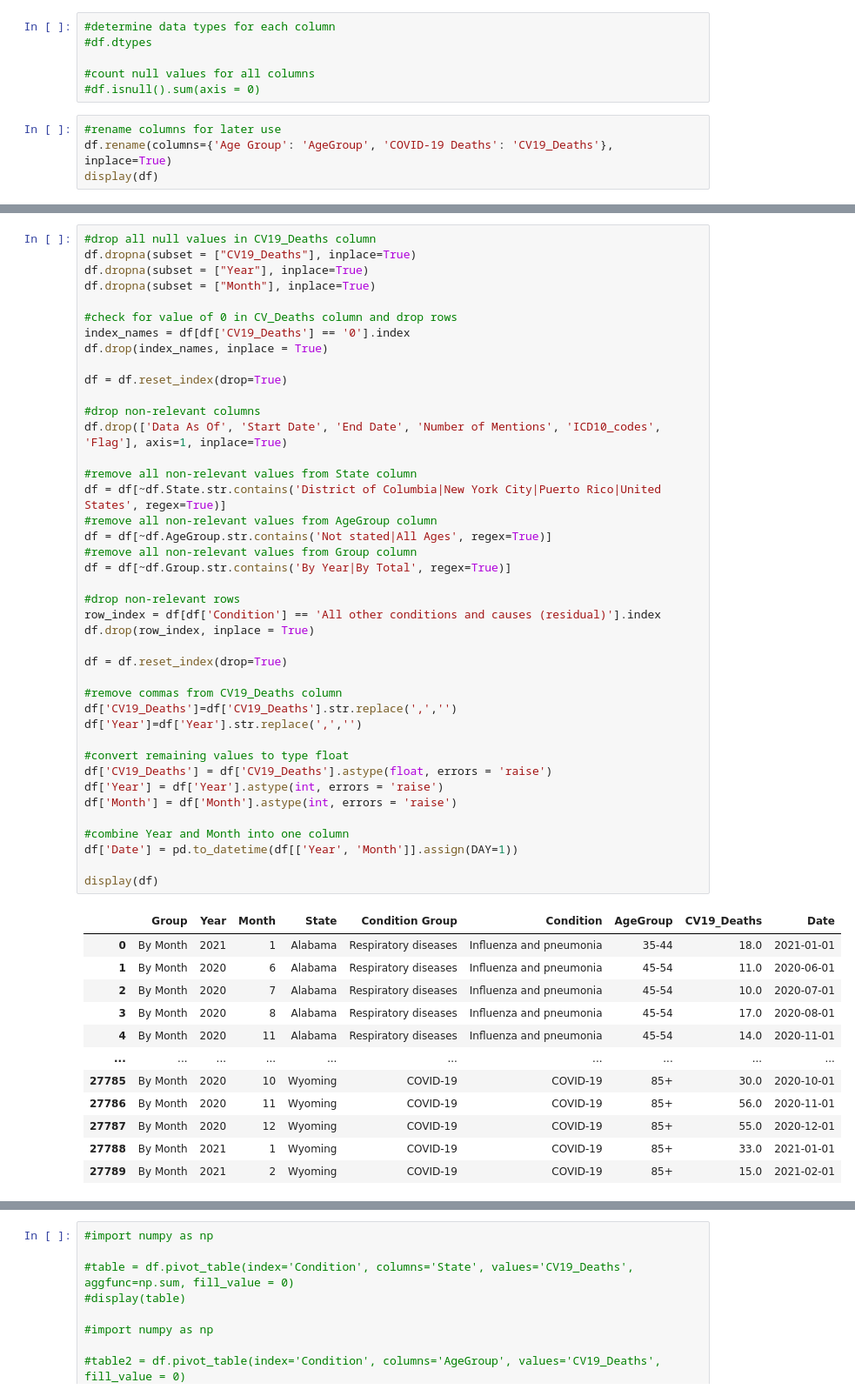
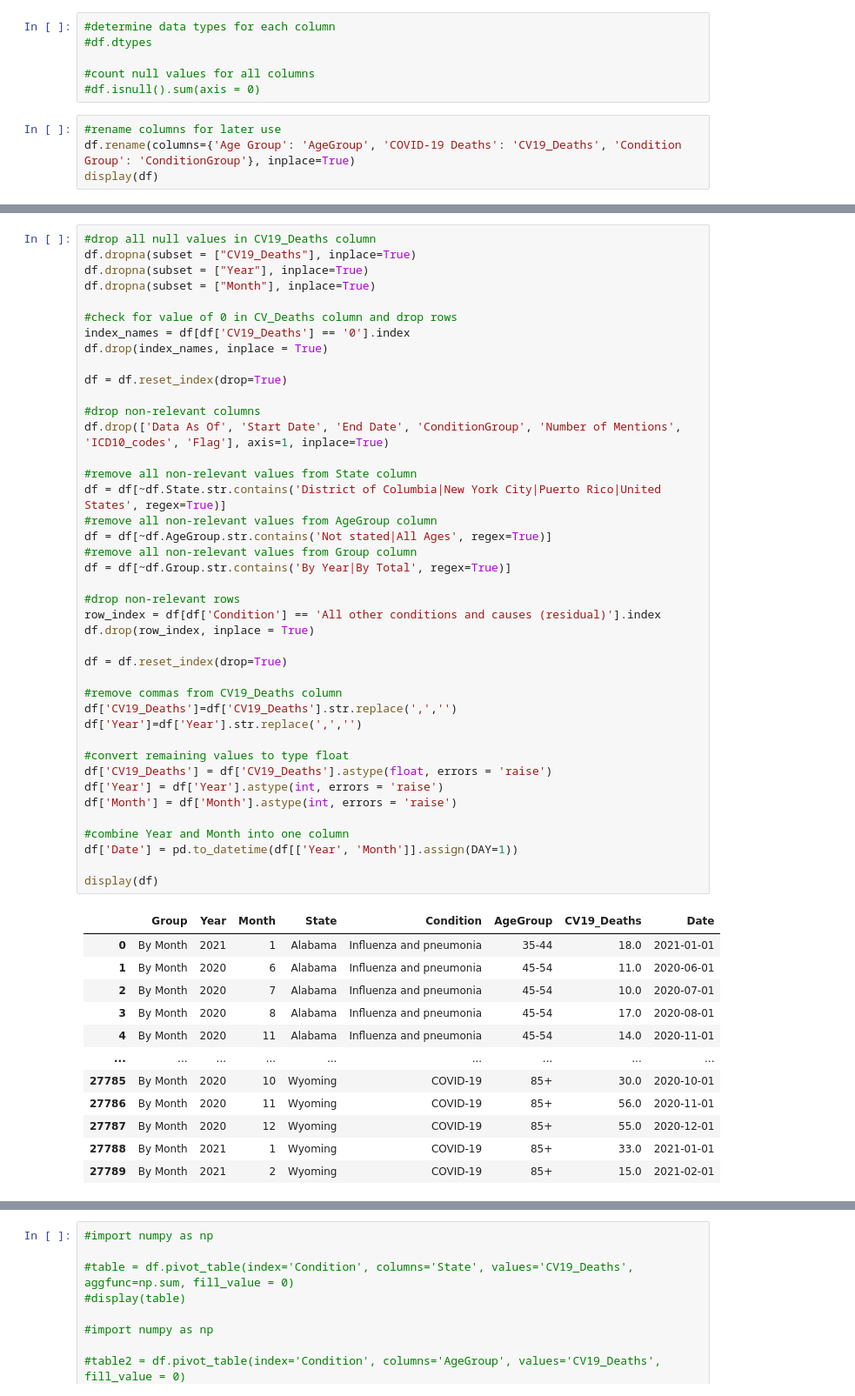
Before and after one commit to JScottLopez/github-ds, a Jupyter notebook: TIM_6500_JSLopez.ipynb, the cells around one changed output, grey strips where cells are left out. Shown: that part at 87% size. Saved outputs shown, nothing was run; the diff lists cells and outputs as text.

```diff
--- a/TIM_6500_JSLopez.ipynb
+++ b/TIM_6500_JSLopez.ipynb
@@ -40,6 +40,6 @@ display(df)
 #df.isnull().sum(axis = 0)
 # %%
 #rename columns for later use
-df.rename(columns={'Age Group': 'AgeGroup', 'COVID-19 Deaths': 'CV19_Deaths'}, inplace=True)
+df.rename(columns={'Age Group': 'AgeGroup', 'COVID-19 Deaths': 'CV19_Deaths', 'Condition Group': 'ConditionGroup'}, inplace=True)
 display(df)
 # %% [output]
@@ -69,44 +69,44 @@ df.drop(index_names, inplace = True)
 df = df.reset_index(drop=True)
 
 #drop non-relevant columns
-df.drop(['Data As Of', 'Start Date', 'End Date', 'Number of Mentions', 'ICD10_codes', 'Flag'], axis=1, inplace=True)
+df.drop(['Data As Of', 'Start Date', 'End Date', 'ConditionGroup', 'Number of Mentions', 'ICD10_codes', 'Flag'], axis=1, inplace=True)
 
 #remove all non-relevant values from State column
 df = df[~df.State.str.contains('District of Columbia|New York City|Puerto Rico|United States', regex=True)]
 #remove all non-relevant values from AgeGroup column
 df = df[~df.AgeGroup.str.contains('Not stated|All Ages', regex=True)]
 #remove all non-relevant values from Group column
 df = df[~df.Group.str.contains('By Year|By Total', regex=True)]
 
 #drop non-relevant rows
 row_index = df[df['Condition'] == 'All other conditions and causes (residual)'].index
 df.drop(row_index, inplace = True)
 
 df = df.reset_index(drop=True)
 
 #remove commas from CV19_Deaths column
 df['CV19_Deaths']=df['CV19_Deaths'].str.replace(',','')
 df['Year']=df['Year'].str.replace(',','')
 
 #convert remaining values to type float
 df['CV19_Deaths'] = df['CV19_Deaths'].astype(float, errors = 'raise')
 df['Year'] = df['Year'].astype(int, errors = 'raise')
 df['Month'] = df['Month'].astype(int, errors = 'raise')
 
 #combine Year and Month into one column
 df['Date'] = pd.to_datetime(df[['Year', 'Month']].assign(DAY=1))
 
 display(df)
 # %% [output]
-|  | Group | Year | Month | State | Condition Group | Condition | AgeGroup | CV19_Deaths | Date |
-| 0 | By Month | 2021 | 1 | Alabama | Respiratory diseases | Influenza and pneumonia | 35-44 | 18.0 | 2021-01-01 |
-| 1 | By Month | 2020 | 6 | Alabama | Respiratory diseases | Influenza and pneumonia | 45-54 | 11.0 | 2020-06-01 |
-| 2 | By Month | 2020 | 7 | Alabama | Respiratory diseases | Influenza and pneumonia | 45-54 | 10.0 | 2020-07-01 |
-| 3 | By Month | 2020 | 8 | Alabama | Respiratory diseases | Influenza and pneumonia | 45-54 | 17.0 | 2020-08-01 |
-| 4 | By Month | 2020 | 11 | Alabama | Respiratory diseases | Influenza and pneumonia | 45-54 | 14.0 | 2020-11-01 |
-| ... | ... | ... | ... | ... | ... | ... | ... | ... | ... |
-| 27785 | By Month | 2020 | 10 | Wyoming | COVID-19 | COVID-19 | 85+ | 30.0 | 2020-10-01 |
-| 27786 | By Month | 2020 | 11 | Wyoming | COVID-19 | COVID-19 | 85+ | 56.0 | 2020-11-01 |
-| 27787 | By Month | 2020 | 12 | Wyoming | COVID-19 | COVID-19 | 85+ | 55.0 | 2020-12-01 |
-| 27788 | By Month | 2021 | 1 | Wyoming | COVID-19 | COVID-19 | 85+ | 33.0 | 2021-01-01 |
-| 27789 | By Month | 2021 | 2 | Wyoming | COVID-19 | COVID-19 | 85+ | 15.0 | 2021-02-01 |
+|  | Group | Year | Month | State | Condition | AgeGroup | CV19_Deaths | Date |
+| 0 | By Month | 2021 | 1 | Alabama | Influenza and pneumonia | 35-44 | 18.0 | 2021-01-01 |
+| 1 | By Month | 2020 | 6 | Alabama | Influenza and pneumonia | 45-54 | 11.0 | 2020-06-01 |
+| 2 | By Month | 2020 | 7 | Alabama | Influenza and pneumonia | 45-54 | 10.0 | 2020-07-01 |
+| 3 | By Month | 2020 | 8 | Alabama | Influenza and pneumonia | 45-54 | 17.0 | 2020-08-01 |
+| 4 | By Month | 2020 | 11 | Alabama | Influenza and pneumonia | 45-54 | 14.0 | 2020-11-01 |
+| ... | ... | ... | ... | ... | ... | ... | ... | ... |
+| 27785 | By Month | 2020 | 10 | Wyoming | COVID-19 | 85+ | 30.0 | 2020-10-01 |
+| 27786 | By Month | 2020 | 11 | Wyoming | COVID-19 | 85+ | 56.0 | 2020-11-01 |
+| 27787 | By Month | 2020 | 12 | Wyoming | COVID-19 | 85+ | 55.0 | 2020-12-01 |
+| 27788 | By Month | 2021 | 1 | Wyoming | COVID-19 | 85+ | 33.0 | 2021-01-01 |
+| 27789 | By Month | 2021 | 2 | Wyoming | COVID-19 | 85+ | 15.0 | 2021-02-01 |
```
Also changed, not shown: parts of 6 cells of this notebook.
